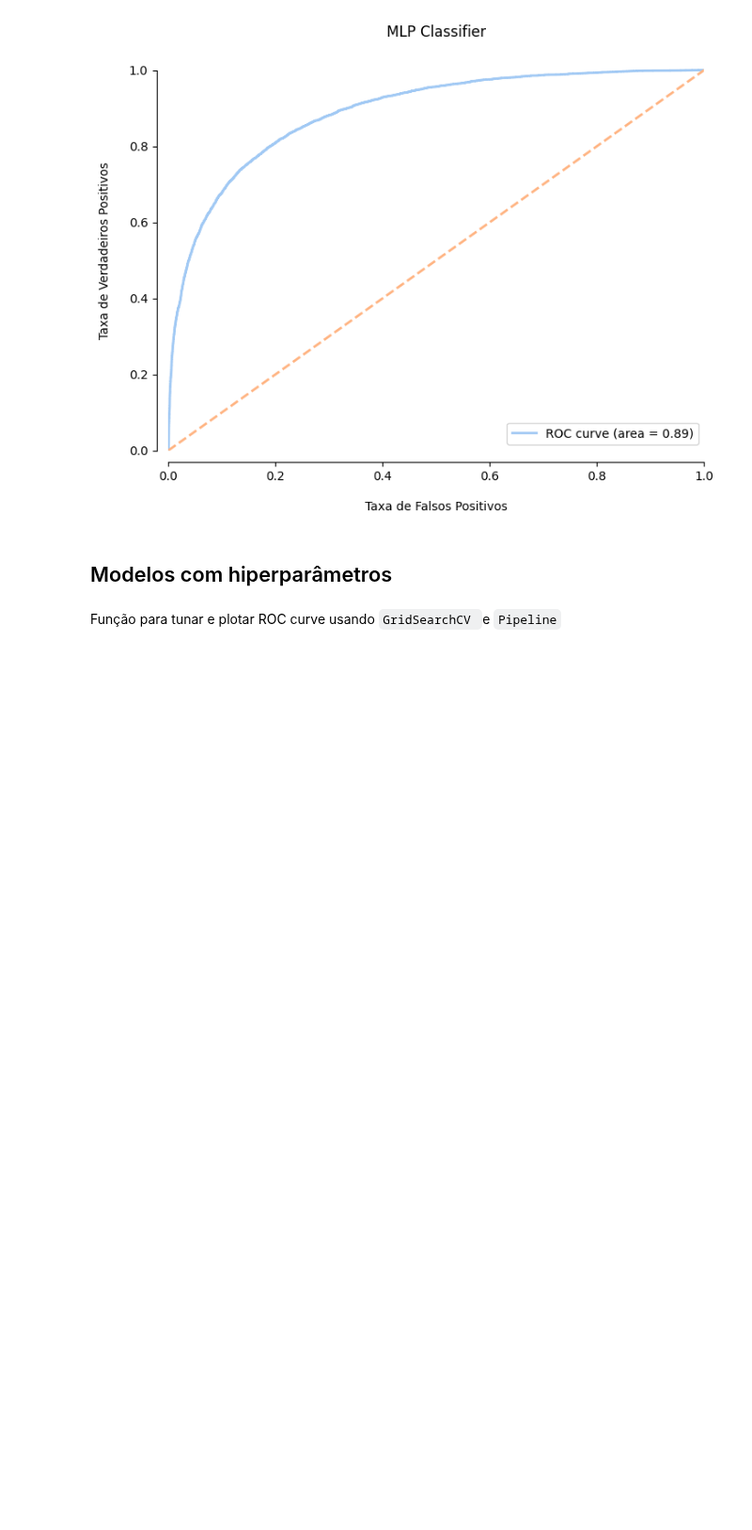
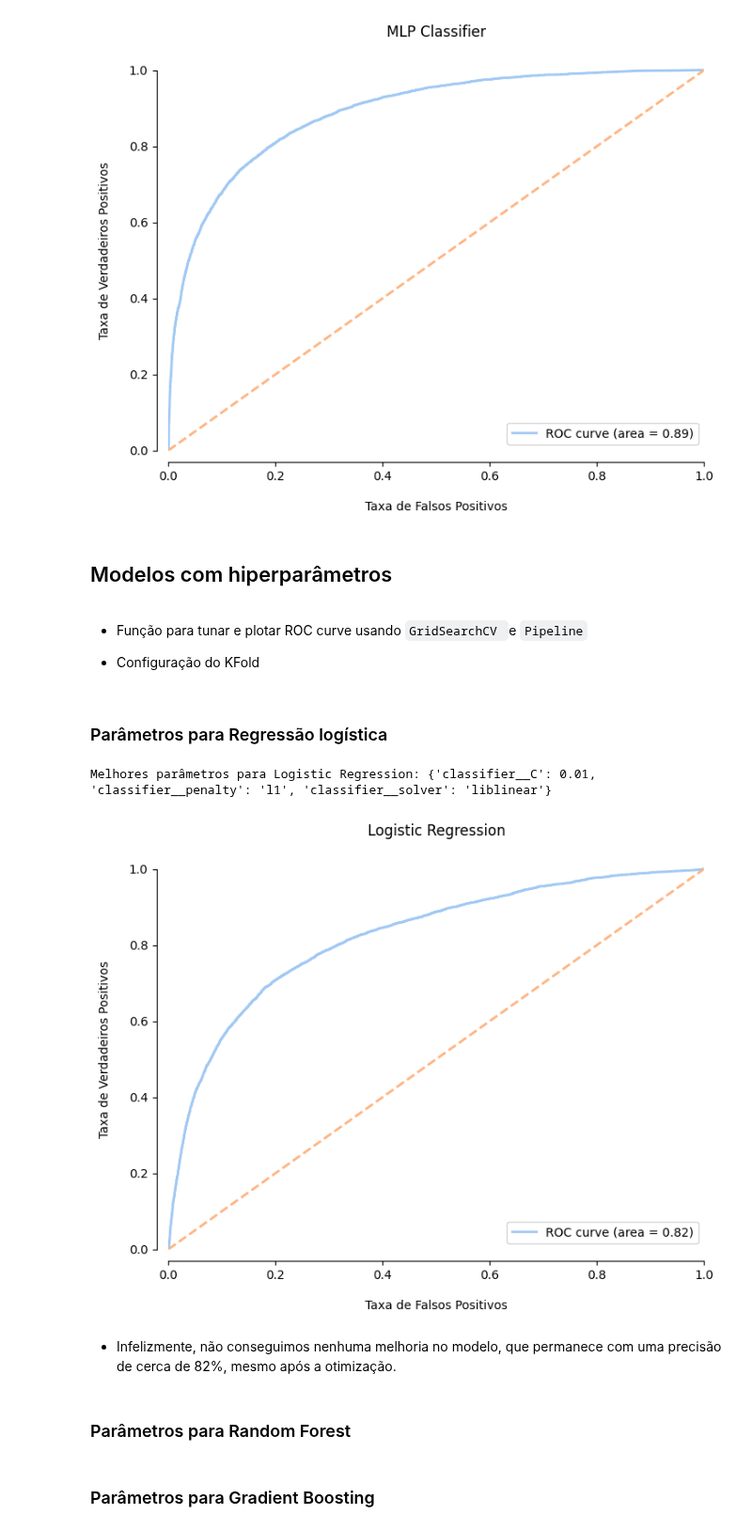
Before and after one commit to guievbs/bank-churn-prediction, a Jupyter notebook: src/models/ml_models.ipynb, the cells around one changed output. Shown at 94% size. Cells and saved outputs as stored; diff of their text form; code cells hidden in the pictures; blank space fills up the shorter version.

Commit message:
feat: adiciona hiperparâmetros para o modelo de regressão logística

```diff
--- a/src/models/ml_models.ipynb
+++ b/src/models/ml_models.ipynb
@@ -94,17 +94,37 @@ roc_mlp = plot_roc_curve(model_mlp, X_train, X_test, y_train, y_test, "MLP Class
 # %% [markdown]
 ## Modelos com hiperparâmetros
 # %% [markdown]
-Função para tunar e plotar ROC curve usando `GridSearchCV `e `Pipeline`
+- Função para tunar e plotar ROC curve usando `GridSearchCV `e `Pipeline`
+
+- Configuração do KFold
+# %%
+kf = KFold(n_splits=5, shuffle=True, random_state=42)
 # %%
-def tune_models(model, param_grid, model_name) -> None:
+def tune_and_plot(model, param_grid, model_name):
     pipeline = Pipeline([
         ('classifier', model)
     ])
 
-    grid_search = GridSearchCV(pipeline, param_grid, cv=5, scoring='roc_auc')
+    grid_search = GridSearchCV(pipeline, param_grid, cv=kf, scoring='roc_auc')
     grid_search.fit(X_train, y_train)
 
     best_model = grid_search.best_estimator_
     print(f"Melhores parâmetros para {model_name}: {grid_search.best_params_}")
 
     plot_roc_curve(best_model, X_train, X_test, y_train, y_test, model_name)
+# %% [markdown]
+### Parâmetros para Regressão logística
+# %%
+param_grid_lr = {
+    'classifier__C': [0.001, 0.01, 0.05],
+    'classifier__penalty': ['l1'],
+    'classifier__solver': ['liblinear']
+}
+tune_and_plot(LogisticRegression(max_iter=10000), param_grid_lr, "Logistic Regression")
+# %% [output]
+Melhores parâmetros para Logistic Regression: {'classifier__C': 0.01, 'classifier__penalty': 'l1', 'classifier__solver': 'liblinear'}
+[figure, added]
+# %% [markdown]
+- Infelizmente, não conseguimos nenhuma melhoria no modelo, que permanece com uma precisão de cerca de 82%, mesmo após a otimização.
+# %% [markdown]
+### Parâmetros para Random Forest
@@ -110,0 +139,2 @@ def tune_models(model, param_grid, model_name) -> None:
+# %% [markdown]
+### Parâmetros para Gradient Boosting
```
Also changed, not shown: parts of 4 cells of this notebook.
